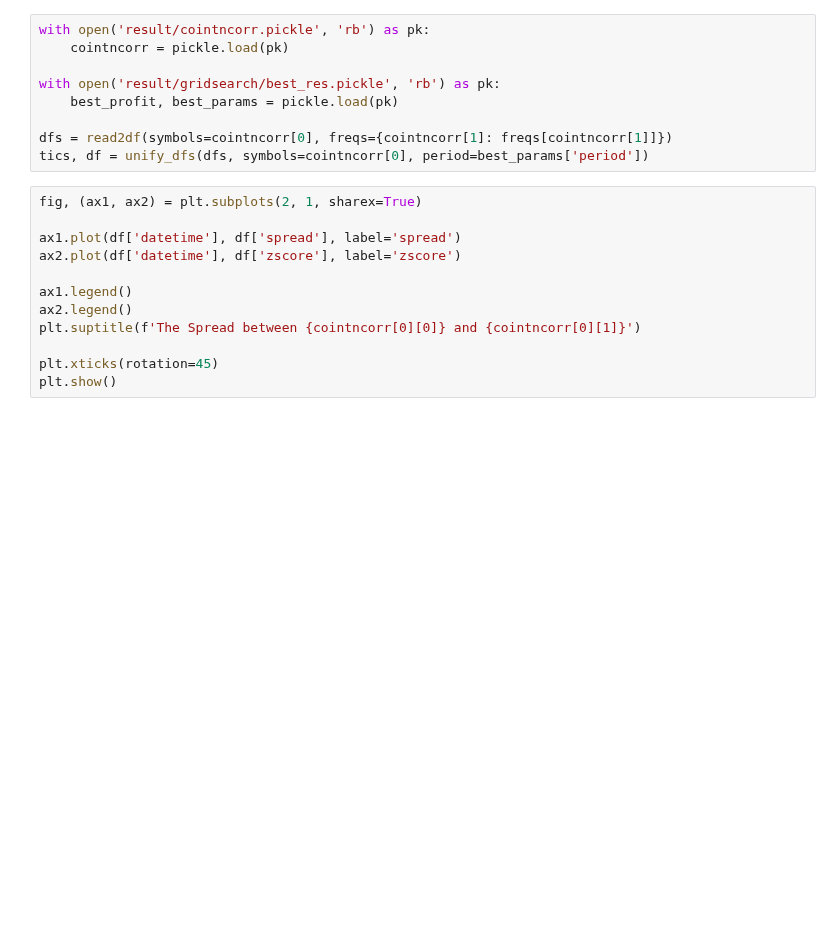
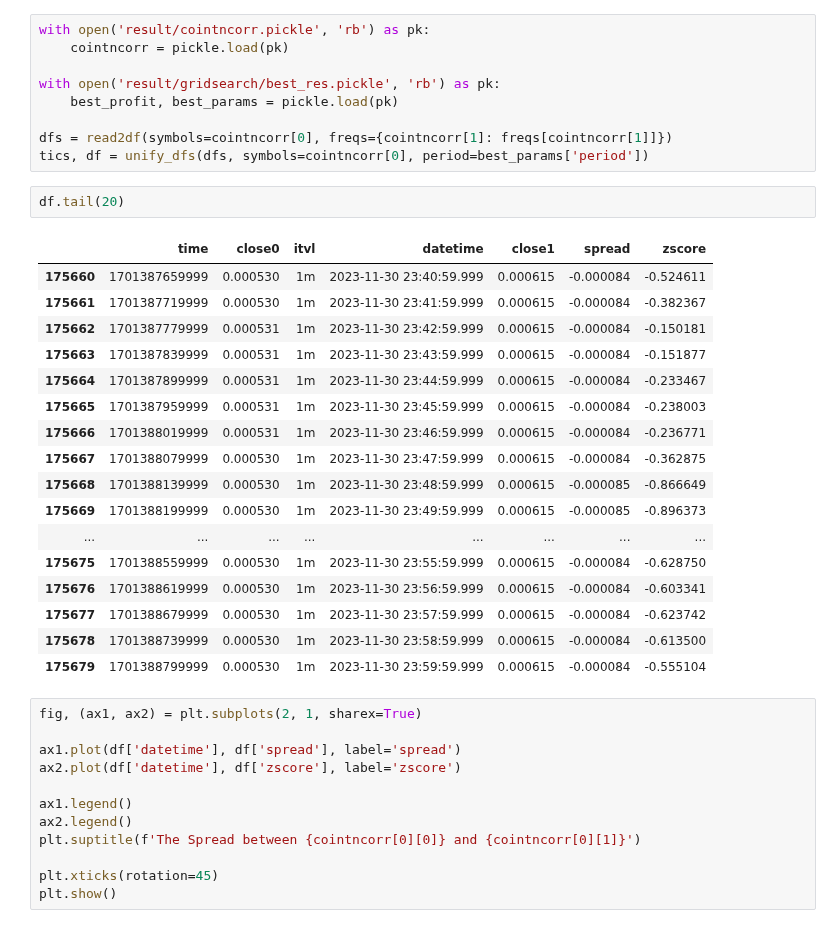
Before and after one commit to Hongshen-Yang/pair-trading-envs, a Jupyter notebook: trade_RL_restrict_thres2.ipynb, the cells around one changed output. Cells and saved outputs as stored; diff of their text form; blank space fills up the shorter version.

```diff
--- a/trade_RL_restrict_thres2.ipynb
+++ b/trade_RL_restrict_thres2.ipynb
@@ -37,6 +37,26 @@ with open('result/gridsearch/best_res.pickle', 'rb') as pk:
 
 dfs = read2df(symbols=cointncorr[0], freqs={cointncorr[1]: freqs[cointncorr[1]]})
 tics, df = unify_dfs(dfs, symbols=cointncorr[0], period=best_params['period'])
+# %%
+df.tail(20)
+# %% [output]
+|  | time | close0 | itvl | datetime | close1 | spread | zscore |
+| 175660 | 1701387659999 | 0.000530 | 1m | 2023-11-30 23:40:59.999 | 0.000615 | -0.000084 | -0.524611 |
+| 175661 | 1701387719999 | 0.000530 | 1m | 2023-11-30 23:41:59.999 | 0.000615 | -0.000084 | -0.382367 |
+| 175662 | 1701387779999 | 0.000531 | 1m | 2023-11-30 23:42:59.999 | 0.000615 | -0.000084 | -0.150181 |
+| 175663 | 1701387839999 | 0.000531 | 1m | 2023-11-30 23:43:59.999 | 0.000615 | -0.000084 | -0.151877 |
+| 175664 | 1701387899999 | 0.000531 | 1m | 2023-11-30 23:44:59.999 | 0.000615 | -0.000084 | -0.233467 |
+| 175665 | 1701387959999 | 0.000531 | 1m | 2023-11-30 23:45:59.999 | 0.000615 | -0.000084 | -0.238003 |
+| 175666 | 1701388019999 | 0.000531 | 1m | 2023-11-30 23:46:59.999 | 0.000615 | -0.000084 | -0.236771 |
+| 175667 | 1701388079999 | 0.000530 | 1m | 2023-11-30 23:47:59.999 | 0.000615 | -0.000084 | -0.362875 |
+| 175668 | 1701388139999 | 0.000530 | 1m | 2023-11-30 23:48:59.999 | 0.000615 | -0.000085 | -0.866649 |
+| 175669 | 1701388199999 | 0.000530 | 1m | 2023-11-30 23:49:59.999 | 0.000615 | -0.000085 | -0.896373 |
+| ... | ... | ... | ... | ... | ... | ... | ... |
+| 175675 | 1701388559999 | 0.000530 | 1m | 2023-11-30 23:55:59.999 | 0.000615 | -0.000084 | -0.628750 |
+| 175676 | 1701388619999 | 0.000530 | 1m | 2023-11-30 23:56:59.999 | 0.000615 | -0.000084 | -0.603341 |
+| 175677 | 1701388679999 | 0.000530 | 1m | 2023-11-30 23:57:59.999 | 0.000615 | -0.000084 | -0.623742 |
+| 175678 | 1701388739999 | 0.000530 | 1m | 2023-11-30 23:58:59.999 | 0.000615 | -0.000084 | -0.613500 |
+| 175679 | 1701388799999 | 0.000530 | 1m | 2023-11-30 23:59:59.999 | 0.000615 | -0.000084 | -0.555104 |
 # %%
 fig, (ax1, ax2) = plt.subplots(2, 1, sharex=True)
 
```
Also changed, not shown: parts of 2 cells of this notebook, 3 other files.
